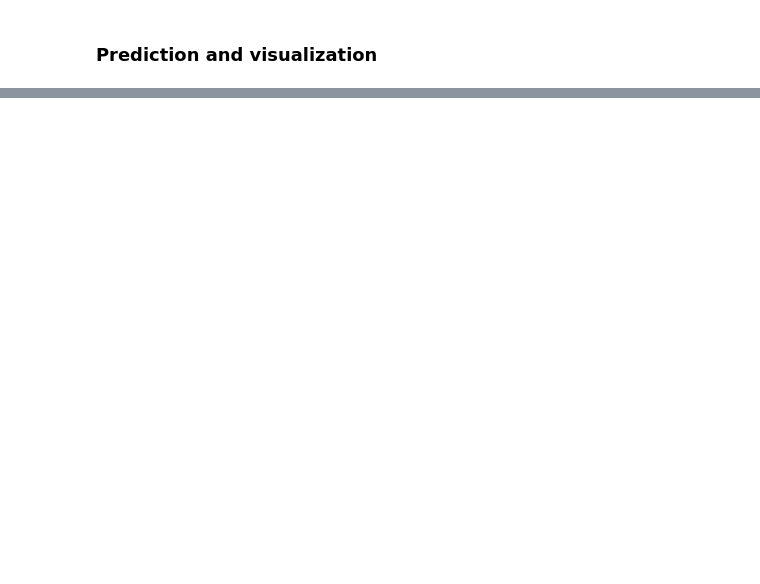
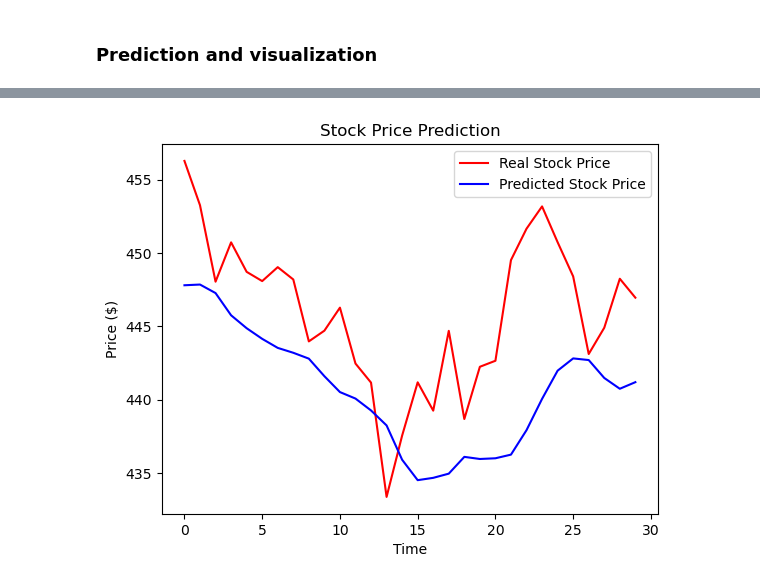
Before and after one commit to mnash29/Deep-Learning, a Jupyter notebook: src/03_RNN/recurrent_neural_networks.ipynb, the cells around one changed output, grey strips where cells are left out. Drawn from its saved outputs; the diff is of its cells as text; code cells hidden in the pictures; blank space fills up the shorter version.

Commit message:
Added SPY data and model

```diff
--- a/src/03_RNN/recurrent_neural_networks.ipynb
+++ b/src/03_RNN/recurrent_neural_networks.ipynb
@@ -48,8 +58,8 @@ import pandas as pd
 # %%
 # Import the training set
-datapath = join(dirname(dirname(abspath(curdir))), "data", "raw")
+datapath = join(dirname(dirname(abspath(curdir))), "data", "raw", "rnn")
 
-dataset_train = pd.read_csv(join(datapath, "googl_stock_prices_2012-2016.csv"))
+dataset_train = pd.read_csv(join(datapath, "spy_stock_prices_10y.csv"))
 train_set = dataset_train.iloc[:, 1:2].values
 train_set, train_set.shape
 # %% [output]
@@ -194,13 +208,13 @@ Epoch 100/100
 # %%
 # Load test data
-dataset_test = pd.read_csv(join(datapath, "googl_stock_prices_01-2017.csv"))
-google_open_prices = dataset_test.iloc[:, 1:2].values
+dataset_test = pd.read_csv(join(datapath, "spy_stock_prices_08-2023.csv"))
+stock_open_prices = dataset_test.iloc[:, 1:2].values
 # %%
 # Prepend the last 60 days of Open prices to test data
 # NOTE: Its important to ensure the test data isn't feature scaled with any already scaled training data
 # as this introduces data leaks and protential overfitting
 dataset_total = pd.concat((dataset_train.Open, dataset_test.Open), axis=0)
-inputs = dataset_total[len(dataset_total) - len(dataset_test) - 60:].values
+inputs = dataset_total.iloc[len(dataset_total) - len(dataset_test) - 60:].values
 inputs = inputs.reshape(-1,1)
 inputs = sc.transform(inputs)
 # %%
@@ -216,9 +232,11 @@ predicted_stock_price = sc.inverse_transform(pred)
 # %%
 # Visualising the results
-plt.plot(google_open_prices, color = 'red', label = 'Real Google Stock Price')
-plt.plot(predicted_stock_price, color = 'blue', label = 'Predicted Google Stock Price')
-plt.title('Google Stock Price Prediction')
+plt.plot(stock_open_prices, color = 'red', label = 'Real Stock Price')
+plt.plot(predicted_stock_price, color = 'blue', label = 'Predicted Stock Price')
+plt.title('Stock Price Prediction')
 plt.xlabel('Time')
-plt.ylabel('Google Stock Price')
+plt.ylabel('Price ($)')
 plt.legend()
 plt.show()
+# %% [output]
+[figure, added]
```
Also changed, not shown: parts of 10 cells of this notebook, 1 other file.
